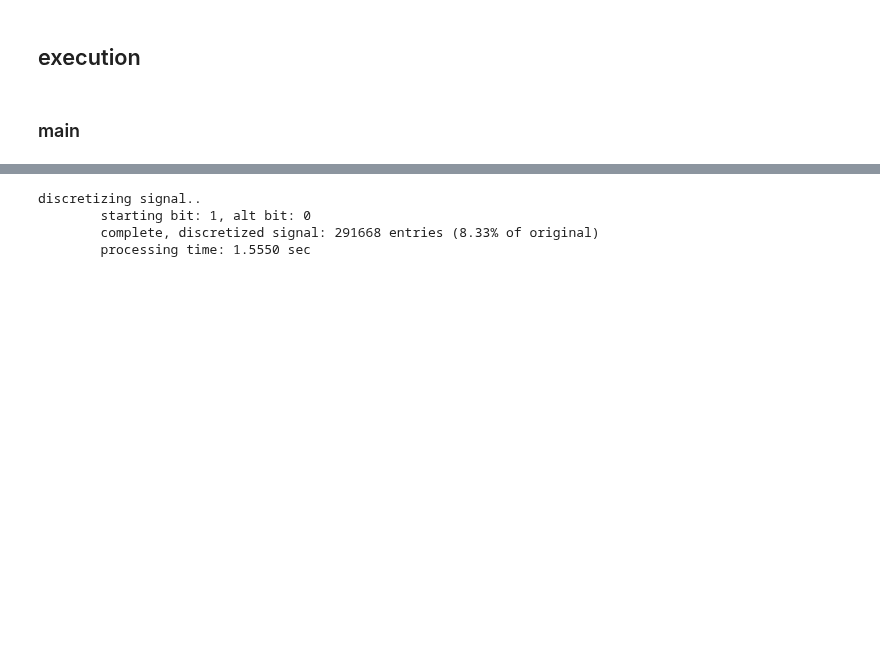
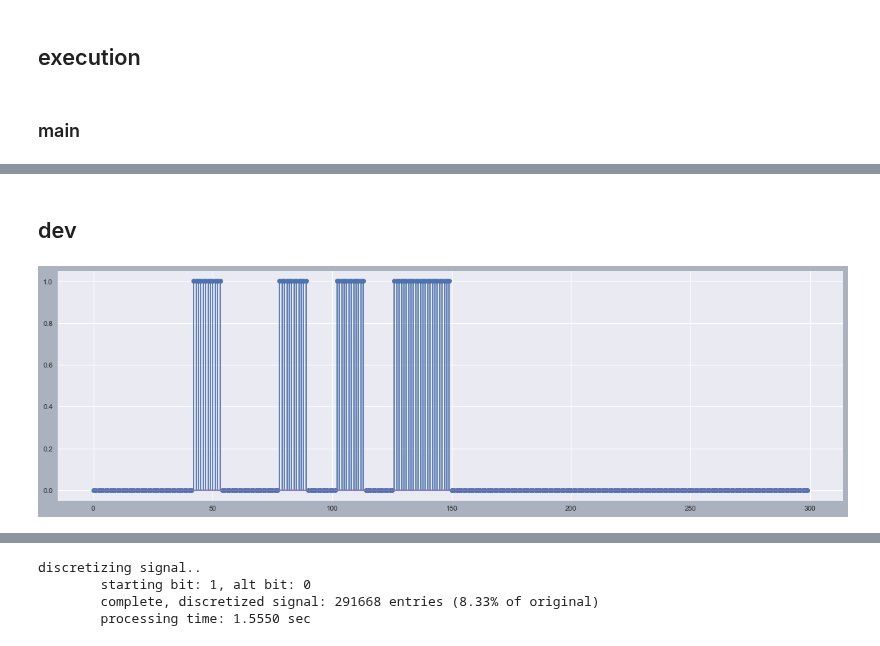
Before and after one commit to tjbergst/data-parsing, a Jupyter notebook: code-parser-translation.ipynb, the cells around one changed output, grey strips where cells are left out. Saved outputs shown, nothing was run; the diff lists cells and outputs as text; code cells hidden in the pictures; blank space fills up the shorter version.

```diff
--- a/code-parser-translation.ipynb
+++ b/code-parser-translation.ipynb
@@ -23,7 +23,8 @@ sns.set(style='darkgrid',rc={'figure.facecolor':'#abb2bf'})
 # %%
 # paths
 #lvm_path = Path(r'data/qim_20kbps_10db_l2_v2.lvm')
-lvm_path = Path(r'data/test_packet.lvm')
+#lvm_path = Path(r'data/test_packet.lvm')
+lvm_path = Path(r'data/test_data_v2_converted.csv')
 # %% [markdown]
 ## class building
 # %%
@@ -456,7 +517,7 @@ class DataParserLVM:
 # %%
 DP = DataParserLVM(
     lvm_path,
-    source='txt',
+    source='csv',
     preprocess_mode='dynamic'
 )
 # %% [output]
@@ -469,0 +548,10 @@ created data message, 160 bits
+# %% [markdown]
+## dev
+# %%
+DP.plot_subset(
+    DP.data,
+    start=350,
+    stop=650
+)
+# %% [output]
+[figure, added]
```
Also changed, not shown: parts of 29 cells of this notebook.
